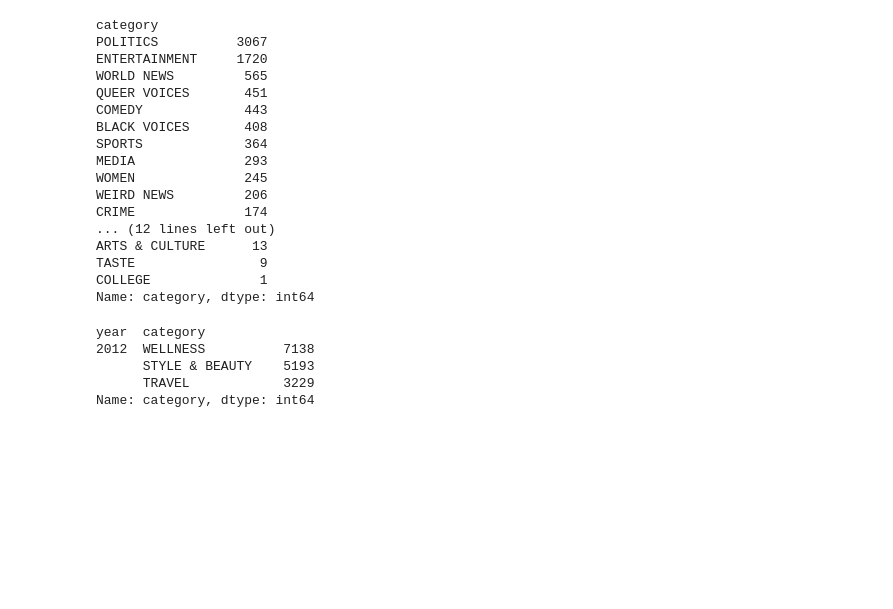
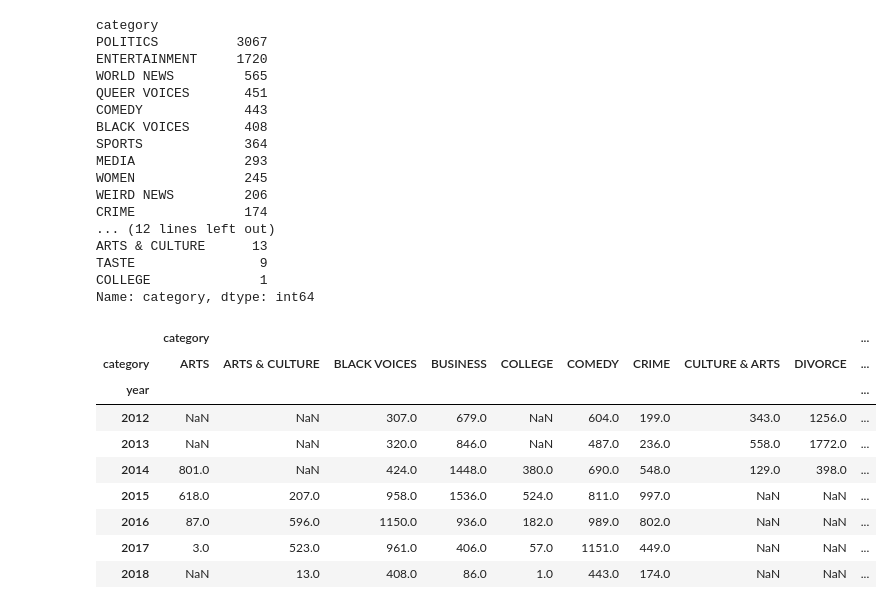
Before and after one commit to samantoz/bu_dsc, a Jupyter notebook: notebooks/DSC550/submitted/project_article_classification.ipynb, the cells around one changed output. Saved outputs shown, nothing was run; the diff lists cells and outputs as text; code cells hidden in the pictures; blank space fills up the shorter version.

```diff
--- a/notebooks/DSC550/submitted/project_article_classification.ipynb
+++ b/notebooks/DSC550/submitted/project_article_classification.ipynb
@@ -230,15 +230,19 @@ ARTS & CULTURE      13
 TASTE                9
 COLLEGE              1
 Name: category, dtype: int64
-# %%
-# df = year_grp['category'].value_counts().loc[2012].head(3)
-
-df = year_grp['category'].value_counts().head(3)
-
-df
-# %% [output]
-year  category
-2012  WELLNESS          7138
-      STYLE & BEAUTY    5193
-      TRAVEL            3229
-Name: category, dtype: int64
+# %%
+# Creating a dataframe out of the grouping set
+
+df = pd.DataFrame(year_grp['category'].value_counts())
+df.unstack(level=1)
+# %% [output]
+|  | category |  |  |  |  |  |  |  |  | ... |
+| category | ARTS | ARTS & CULTURE | BLACK VOICES | BUSINESS | COLLEGE | COMEDY | CRIME | CULTURE & ARTS | DIVORCE | ... |
+| year |  |  |  |  |  |  |  |  |  | ... |
+| 2012 | NaN | NaN | 307.0 | 679.0 | NaN | 604.0 | 199.0 | 343.0 | 1256.0 | ... |
+| 2013 | NaN | NaN | 320.0 | 846.0 | NaN | 487.0 | 236.0 | 558.0 | 1772.0 | ... |
+| 2014 | 801.0 | NaN | 424.0 | 1448.0 | 380.0 | 690.0 | 548.0 | 129.0 | 398.0 | ... |
+| 2015 | 618.0 | 207.0 | 958.0 | 1536.0 | 524.0 | 811.0 | 997.0 | NaN | NaN | ... |
+| 2016 | 87.0 | 596.0 | 1150.0 | 936.0 | 182.0 | 989.0 | 802.0 | NaN | NaN | ... |
+| 2017 | 3.0 | 523.0 | 961.0 | 406.0 | 57.0 | 1151.0 | 449.0 | NaN | NaN | ... |
+| 2018 | NaN | 13.0 | 408.0 | 86.0 | 1.0 | 443.0 | 174.0 | NaN | NaN | ... |
```
Also changed, not shown: parts of 2 cells of this notebook, 1 other file.
